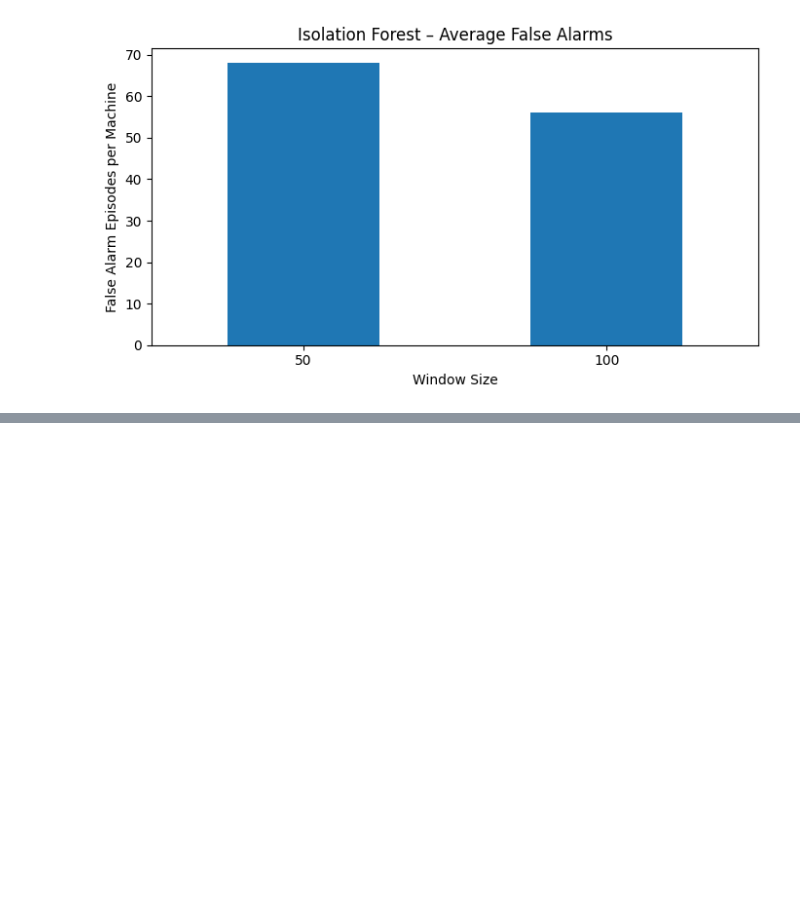
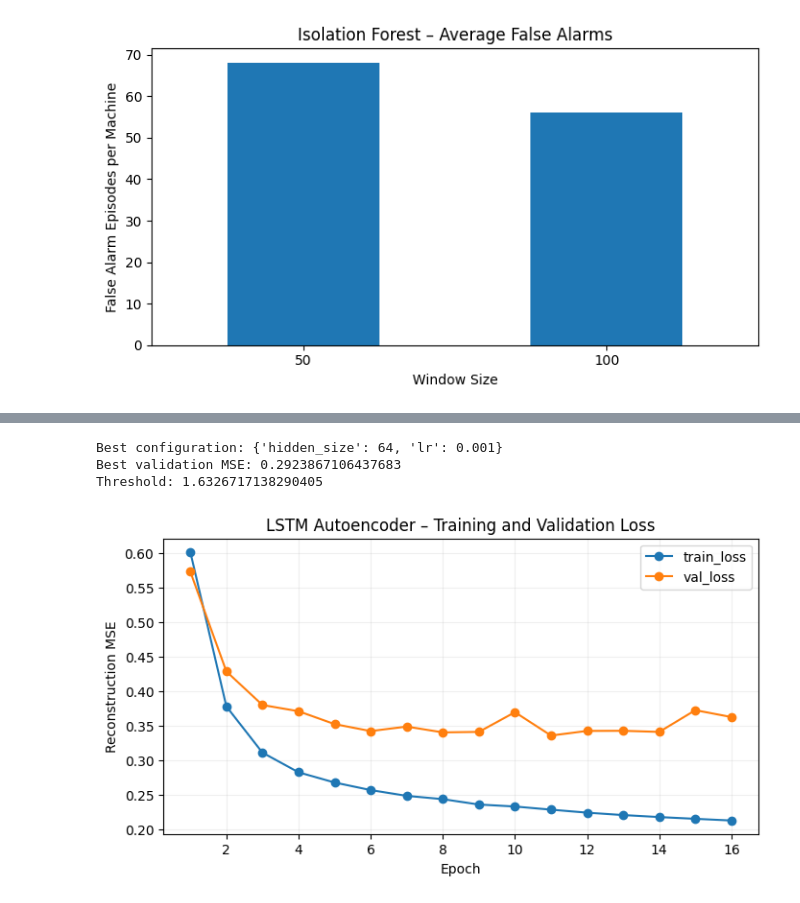
Before and after one commit to VioS11/SensorTwin-SMD, a Jupyter notebook: notebooks/IC3_SMD_Project.ipynb, the cells around one changed output, grey strips where cells are left out. Cells and saved outputs as stored; diff of their text form; code cells hidden in the pictures; blank space fills up the shorter version.

```diff
--- a/notebooks/IC3_SMD_Project.ipynb
+++ b/notebooks/IC3_SMD_Project.ipynb
@@ -1383,0 +1753,36 @@ results_df.to_csv(
+# %%
+# Use the best model selected on validation
+model = best_model
+
+# Recalculate validation anomaly scores
+val_scores = score_windows(
+    model,
+    machine_data["val"],
+    window_size=100
+)
+
+# Calibrate the anomaly threshold
+threshold = float(np.quantile(val_scores, 0.99))
+
+print("Best configuration:", best_config)
+print("Best validation MSE:", best_loss)
+print("Threshold:", threshold)
+# %% [output]
+Best configuration: {'hidden_size': 64, 'lr': 0.001}
+Best validation MSE: 0.2923867106437683
+Threshold: 1.6326717138290405
+# %%
+history.plot(
+    x="epoch",
+    y=["train_loss", "val_loss"],
+    figsize=(8, 4),
+    marker="o"
+)
+
+plt.title("LSTM Autoencoder – Training and Validation Loss")
+plt.xlabel("Epoch")
+plt.ylabel("Reconstruction MSE")
+plt.grid(alpha=0.2)
+plt.show()
+# %% [output]
+[figure, added]
```
Also changed, not shown: parts of 47 cells of this notebook.
